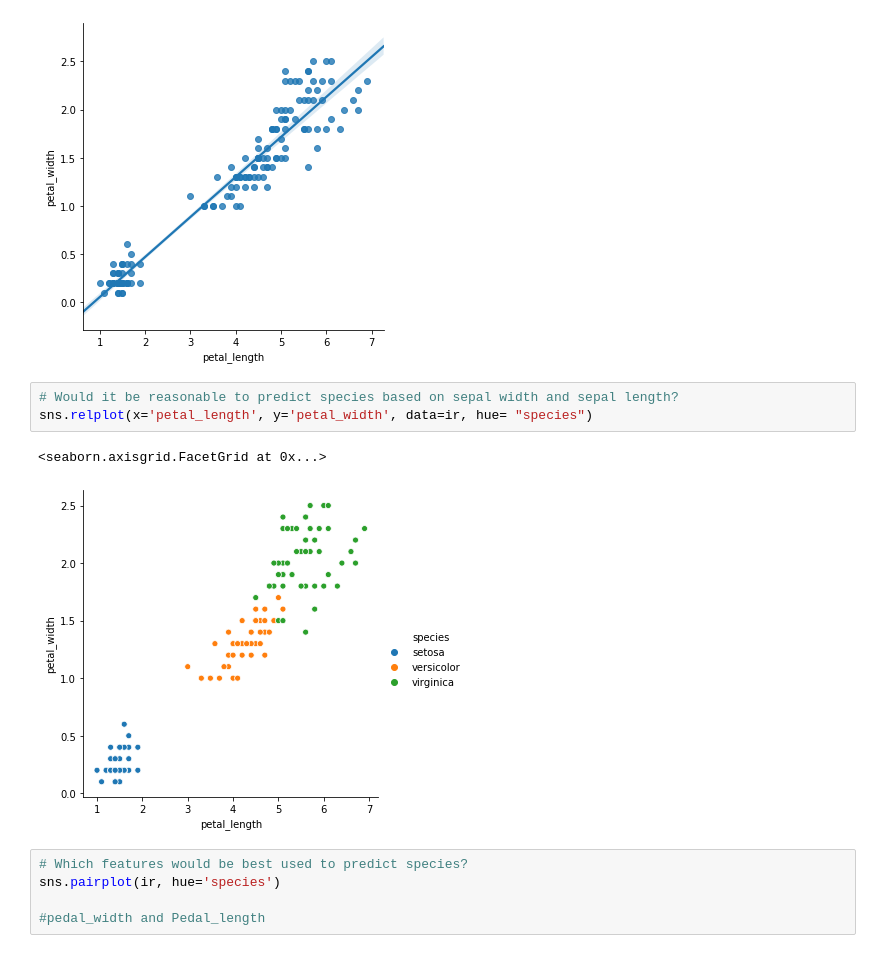
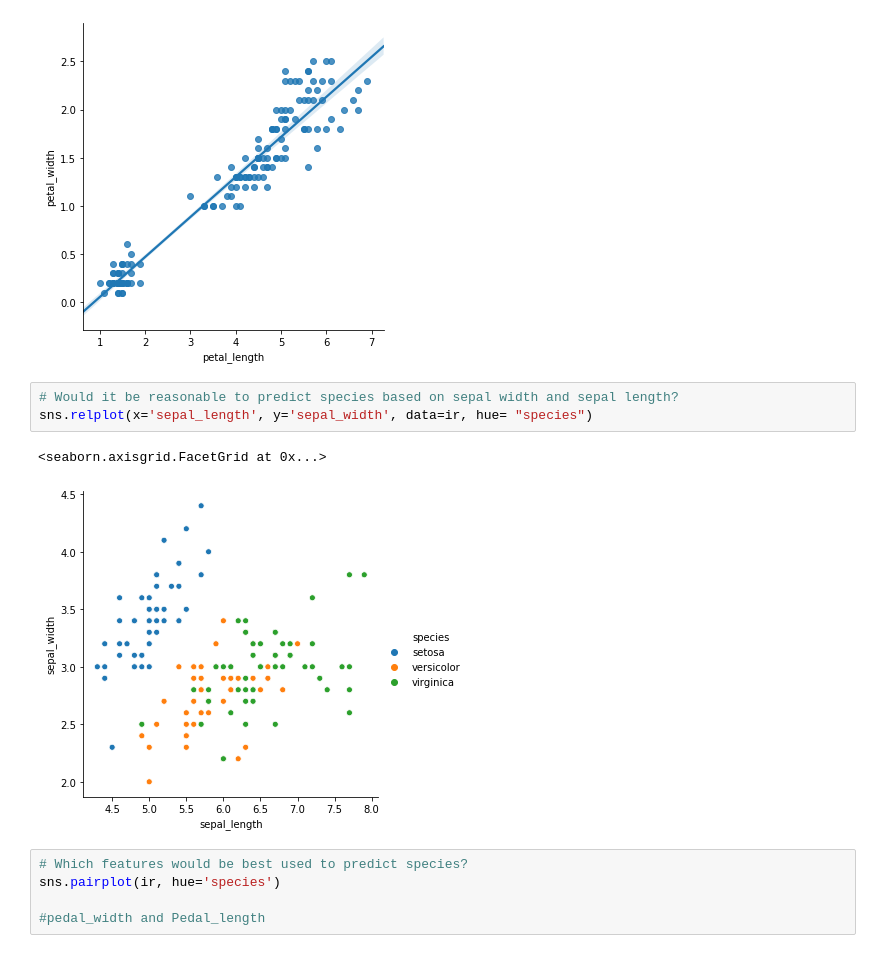
Before and after one commit to allenjiang666/python-exercises, a Jupyter notebook: 4.8.5_seaborn_exercises.ipynb, the cells around one changed output. Cells and saved outputs as stored; diff of their text form.

```diff
--- a/4.8.5_seaborn_exercises.ipynb
+++ b/4.8.5_seaborn_exercises.ipynb
@@ -43,10 +58,10 @@ sns.lmplot(x='petal_length', y='petal_width', data=ir)
 [figure]
 # %%
 # Would it be reasonable to predict species based on sepal width and sepal length?
-sns.relplot(x='petal_length', y='petal_width', data=ir, hue= "species")
+sns.relplot(x='sepal_length', y='sepal_width', data=ir, hue= "species")
 # %% [output]
 <seaborn.axisgrid.FacetGrid at 0x...>
-[figure, old version]
+[figure, new version]
 # %%
 # Which features would be best used to predict species?
 sns.pairplot(ir, hue='species')
```
Also changed, not shown: parts of 16 cells of this notebook, 1 other file.
